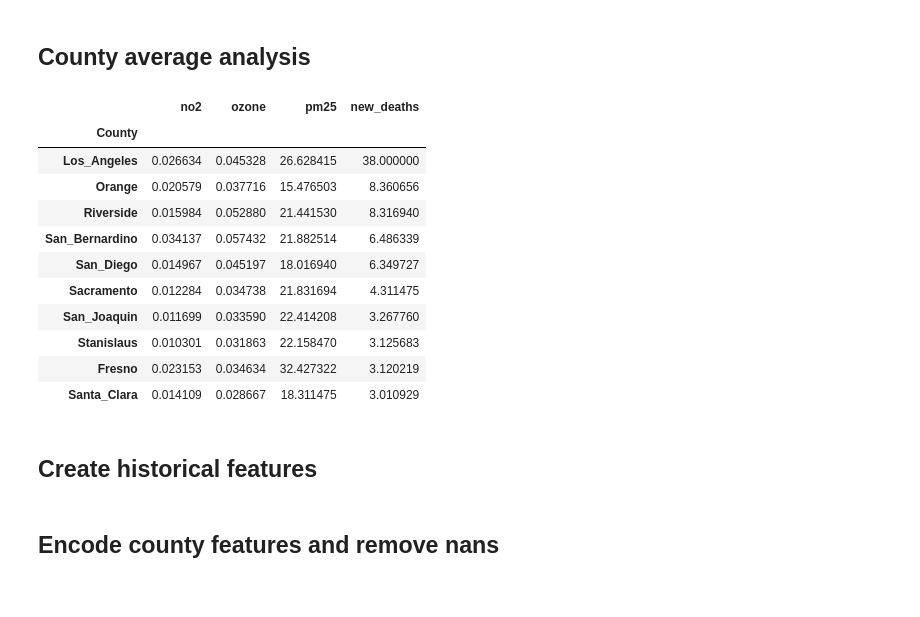
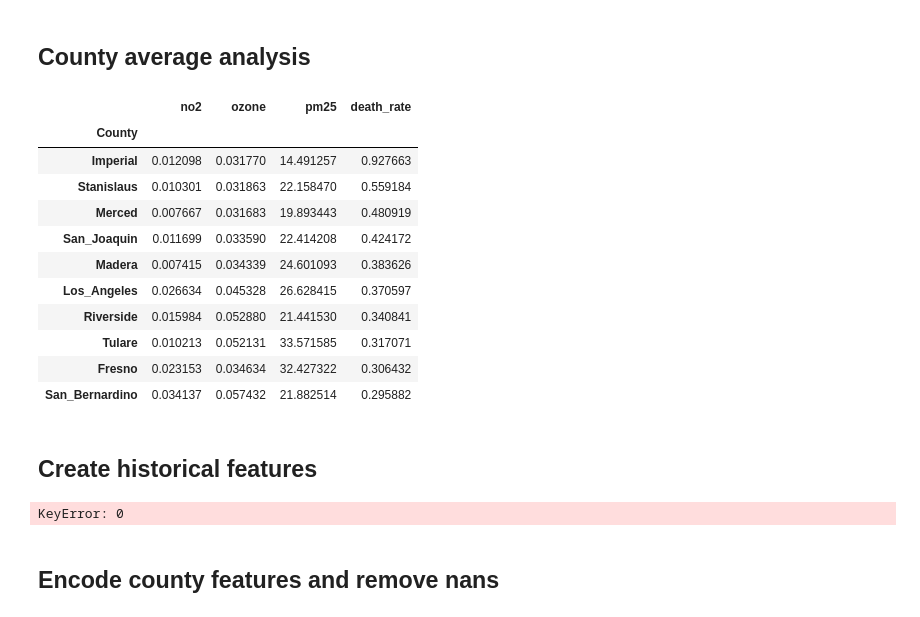
Before and after one commit to kevinmarlis/air-pollution-and-health, a Jupyter notebook: Covid/New tests/Random Forest.ipynb, the cells around one changed output. Cells and saved outputs as stored; diff of their text form; code cells hidden in the pictures.

```diff
--- a/Covid/New tests/Random Forest.ipynb
+++ b/Covid/New tests/Random Forest.ipynb
@@ -27,3 +27,10 @@ deaths_df.head()
 | 2 | 2020-01-28 | 0.025 | 0.033 | 9.7 | Alameda | 0.0 |
 | 3 | 2020-01-29 | 0.022 | 0.024 | 11.8 | Alameda | 0.0 |
 | 4 | 2020-01-30 | 0.022 | 0.021 | 10.2 | Alameda | 0.0 |
+# %%
+county_pops = pd.read_csv('/Users/kevinmarlis/Downloads/county_pops.csv')
+county_pops = county_pops[['County', 'Population (January 2019)']]
+county_pops['County'] = county_pops['County'].replace(' ', '_', regex=True)
+county_pops = county_pops[county_pops['County'].isin(deaths_df['County'].unique())]
+pop_dict = {county: pop for county, pop in county_pops.values}
+pop_dict
@@ -29,0 +55,8 @@ deaths_df.head()
+# %%
+death_rates = []
+for index, row in deaths_df.iterrows():
+    county_pop = int(pop_dict[row['County']].replace(',', ''))
+    death_rates.append((row['new_deaths']*100000)/county_pop)
+deaths_df['death_rate'] = death_rates
+deaths_df = deaths_df.drop('new_deaths', axis=1)
+deaths_df
@@ -30,17 +77,18 @@ deaths_df.head()
 # %% [markdown]
 ## County average analysis
 # %%
-deaths_df[deaths_df['Date'] > '2020-07-01'].groupby(['County']).mean().sort_values(by=['new_deaths'], ascending=False)[:10]
+counties_to_use = deaths_df[deaths_df['Date'] > '2020-07-01'].groupby(['County']).mean().sort_values(by=['death_rate'], ascending=False)[:10].index
+deaths_df[deaths_df['Date'] > '2020-07-01'].groupby(['County']).mean().sort_values(by=['death_rate'], ascending=False)[:10]
 # %% [output]
-|  | no2 | ozone | pm25 | new_deaths |
+|  | no2 | ozone | pm25 | death_rate |
 | County |  |  |  |  |
-| Los_Angeles | 0.026634 | 0.045328 | 26.628415 | 38.000000 |
-| Orange | 0.020579 | 0.037716 | 15.476503 | 8.360656 |
-| Riverside | 0.015984 | 0.052880 | 21.441530 | 8.316940 |
-| San_Bernardino | 0.034137 | 0.057432 | 21.882514 | 6.486339 |
-| San_Diego | 0.014967 | 0.045197 | 18.016940 | 6.349727 |
-| Sacramento | 0.012284 | 0.034738 | 21.831694 | 4.311475 |
-| San_Joaquin | 0.011699 | 0.033590 | 22.414208 | 3.267760 |
-| Stanislaus | 0.010301 | 0.031863 | 22.158470 | 3.125683 |
-| Fresno | 0.023153 | 0.034634 | 32.427322 | 3.120219 |
-| Santa_Clara | 0.014109 | 0.028667 | 18.311475 | 3.010929 |
+| Imperial | 0.012098 | 0.031770 | 14.491257 | 0.927663 |
+| Stanislaus | 0.010301 | 0.031863 | 22.158470 | 0.559184 |
+| Merced | 0.007667 | 0.031683 | 19.893443 | 0.480919 |
+| San_Joaquin | 0.011699 | 0.033590 | 22.414208 | 0.424172 |
+| Madera | 0.007415 | 0.034339 | 24.601093 | 0.383626 |
+| Los_Angeles | 0.026634 | 0.045328 | 26.628415 | 0.370597 |
+| Riverside | 0.015984 | 0.052880 | 21.441530 | 0.340841 |
+| Tulare | 0.010213 | 0.052131 | 33.571585 | 0.317071 |
+| Fresno | 0.023153 | 0.034634 | 32.427322 | 0.306432 |
+| San_Bernardino | 0.034137 | 0.057432 | 21.882514 | 0.295882 |
@@ -60,6 +111,8 @@ for feature in deaths_df.columns:
         continue
     for n in range(1,15):
         nth_day_feature(deaths_df, feature, n)
+# %% [output]
+KeyError: 0
 # %% [markdown]
 ## Encode county features and remove nans
 # %%
```
Also changed, not shown: parts of 16 cells of this notebook.
